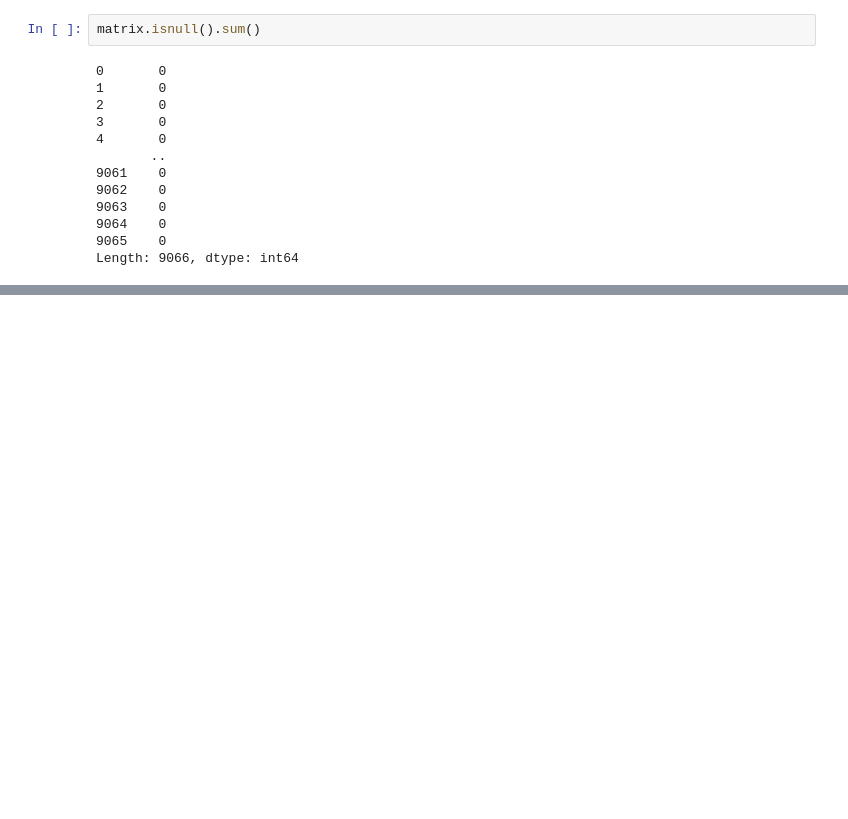
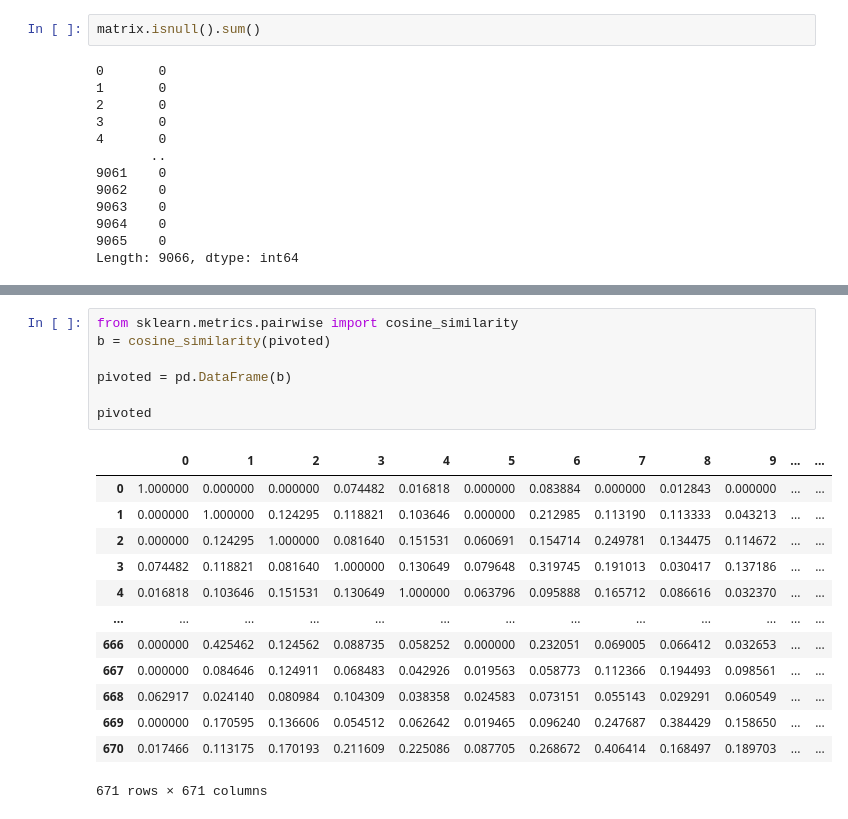
Before and after one commit to RudyLo/ML_Avance, a Jupyter notebook: ML_Avancé_TP1.ipynb, the cells around one changed output, grey strips where cells are left out. Drawn from its saved outputs; the diff is of its cells as text; blank space fills up the shorter version.

```diff
--- a/ML_Avancé_TP1.ipynb
+++ b/ML_Avancé_TP1.ipynb
@@ -524,0 +566,21 @@ Length: 9066, dtype: int64
+# %%
+from sklearn.metrics.pairwise import cosine_similarity
+b = cosine_similarity(pivoted)
+
+pivoted = pd.DataFrame(b)
+
+pivoted
+# %% [output]
+|  | 0 | 1 | 2 | 3 | 4 | 5 | 6 | 7 | 8 | 9 | ... | ... |
+| 0 | 1.000000 | 0.000000 | 0.000000 | 0.074482 | 0.016818 | 0.000000 | 0.083884 | 0.000000 | 0.012843 | 0.000000 | ... | ... |
+| 1 | 0.000000 | 1.000000 | 0.124295 | 0.118821 | 0.103646 | 0.000000 | 0.212985 | 0.113190 | 0.113333 | 0.043213 | ... | ... |
+| 2 | 0.000000 | 0.124295 | 1.000000 | 0.081640 | 0.151531 | 0.060691 | 0.154714 | 0.249781 | 0.134475 | 0.114672 | ... | ... |
+| 3 | 0.074482 | 0.118821 | 0.081640 | 1.000000 | 0.130649 | 0.079648 | 0.319745 | 0.191013 | 0.030417 | 0.137186 | ... | ... |
+| 4 | 0.016818 | 0.103646 | 0.151531 | 0.130649 | 1.000000 | 0.063796 | 0.095888 | 0.165712 | 0.086616 | 0.032370 | ... | ... |
+| ... | ... | ... | ... | ... | ... | ... | ... | ... | ... | ... | ... | ... |
+| 666 | 0.000000 | 0.425462 | 0.124562 | 0.088735 | 0.058252 | 0.000000 | 0.232051 | 0.069005 | 0.066412 | 0.032653 | ... | ... |
+| 667 | 0.000000 | 0.084646 | 0.124911 | 0.068483 | 0.042926 | 0.019563 | 0.058773 | 0.112366 | 0.194493 | 0.098561 | ... | ... |
+| 668 | 0.062917 | 0.024140 | 0.080984 | 0.104309 | 0.038358 | 0.024583 | 0.073151 | 0.055143 | 0.029291 | 0.060549 | ... | ... |
+| 669 | 0.000000 | 0.170595 | 0.136606 | 0.054512 | 0.062642 | 0.019465 | 0.096240 | 0.247687 | 0.384429 | 0.158650 | ... | ... |
+| 670 | 0.017466 | 0.113175 | 0.170193 | 0.211609 | 0.225086 | 0.087705 | 0.268672 | 0.406414 | 0.168497 | 0.189703 | ... | ... |
+671 rows × 671 columns
```
Also changed, not shown: parts of 8 cells of this notebook.
